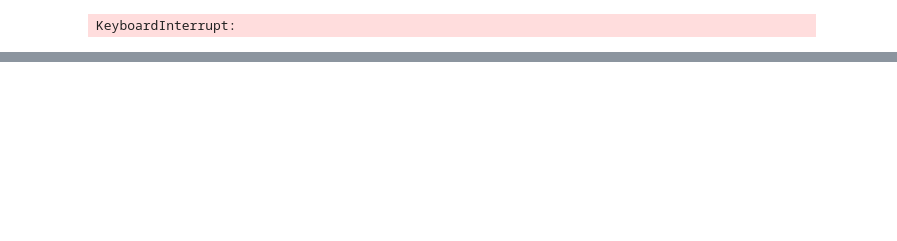
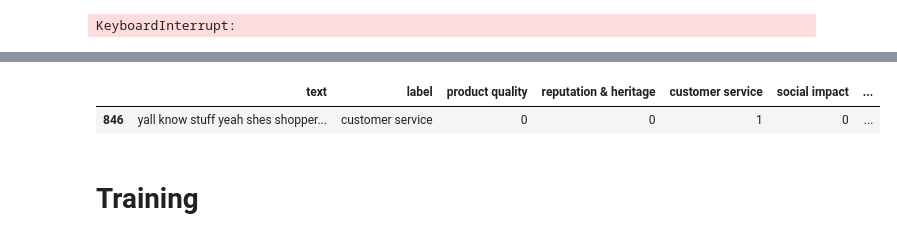
Before and after one commit to mimo2025/488FinalProject, a Jupyter notebook: final.ipynb, the cells around one changed output, grey strips where cells are left out. Cells and saved outputs as stored; diff of their text form; code cells hidden in the pictures; blank space fills up the shorter version.

```diff
--- a/final.ipynb
+++ b/final.ipynb
@@ -221,0 +224,11 @@ df.to_csv('Merged_Cleaned_Dataset_Labeled_API.csv', index=False)
+# %%
+import pandas as pd
+# Read the CSV file
+df_label = pd.read_csv('Merged_Cleaned_Dataset_Labeled_API.csv')
+
+# Convert all values to strings
+df_label = df_label.astype(str)
+
+# Save the updated DataFrame to a new CSV file
+# df.to_csv('updated_file.csv', index=False)
+df_label.info()
@@ -221,0 +245,21 @@ df.to_csv('Merged_Cleaned_Dataset_Labeled_API.csv', index=False)
+# %%
+# Create separate fields for each label
+df_label['product quality'] = 0
+df_label['reputation & heritage'] = 0
+df_label['customer service'] = 0
+df_label['social impact'] = 0
+df_label['ethical practices'] = 0
+df_label['sustainability'] = 0
+
+# Update the values based on the "label" field
+df_label.loc[df_label['label'].str.contains('product quality'), 'product quality'] = 1
+df_label.loc[df_label['label'].str.contains('reputation & heritage'), 'reputation & heritage'] = 1
+df_label.loc[df_label['label'].str.contains('customer service'), 'customer service'] = 1
+df_label.loc[df_label['label'].str.contains('social impact'), 'social impact'] = 1
+df_label.loc[df_label['label'].str.contains('ethical practices'), 'ethical practices'] = 1
+df_label.loc[df_label['label'].str.contains('sustainability'), 'sustainability'] = 1
+
+df_label[df_label["text"] == "yall know stuff yeah shes shopper people basically maid rich people shop gt time use service"]
+# %% [output]
+|  | text | label | product quality | reputation & heritage | customer service | social impact | ... |
+| 846 | yall know stuff yeah shes shopper... | customer service | 0 | 0 | 1 | 0 | ... |
@@ -221,0 +268,2 @@ df.to_csv('Merged_Cleaned_Dataset_Labeled_API.csv', index=False)
+# %% [markdown]
+# Training
```
Also changed, not shown: parts of 4 cells of this notebook, 1 other file.
